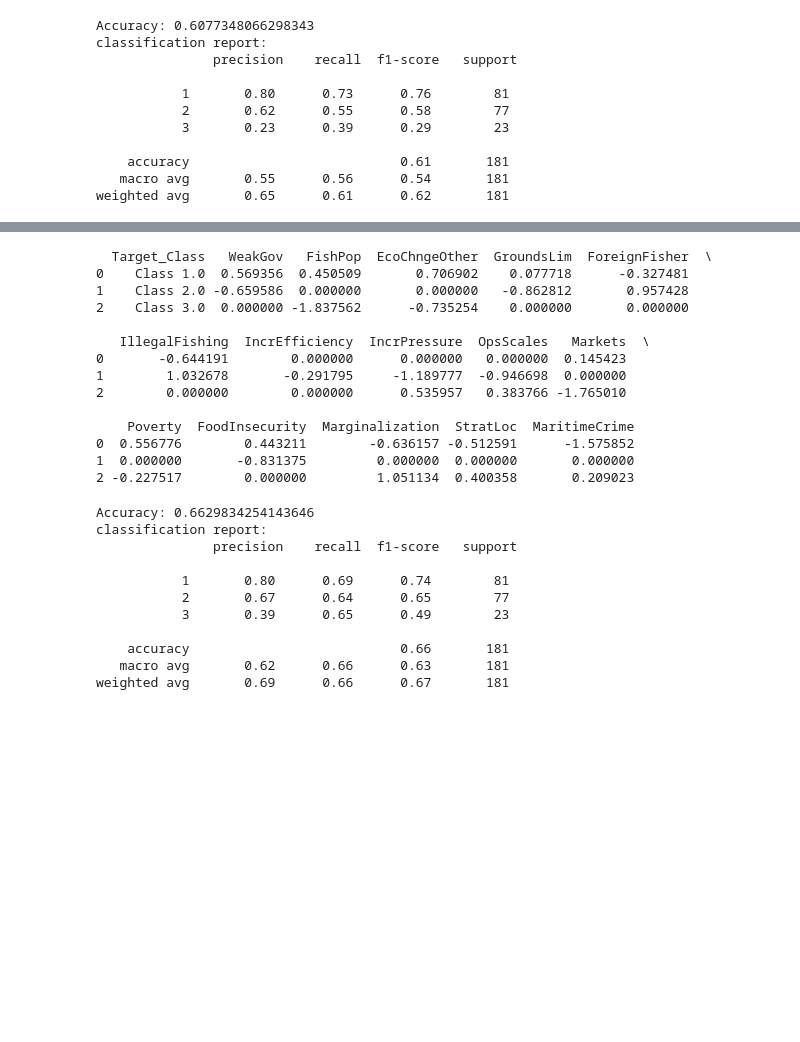
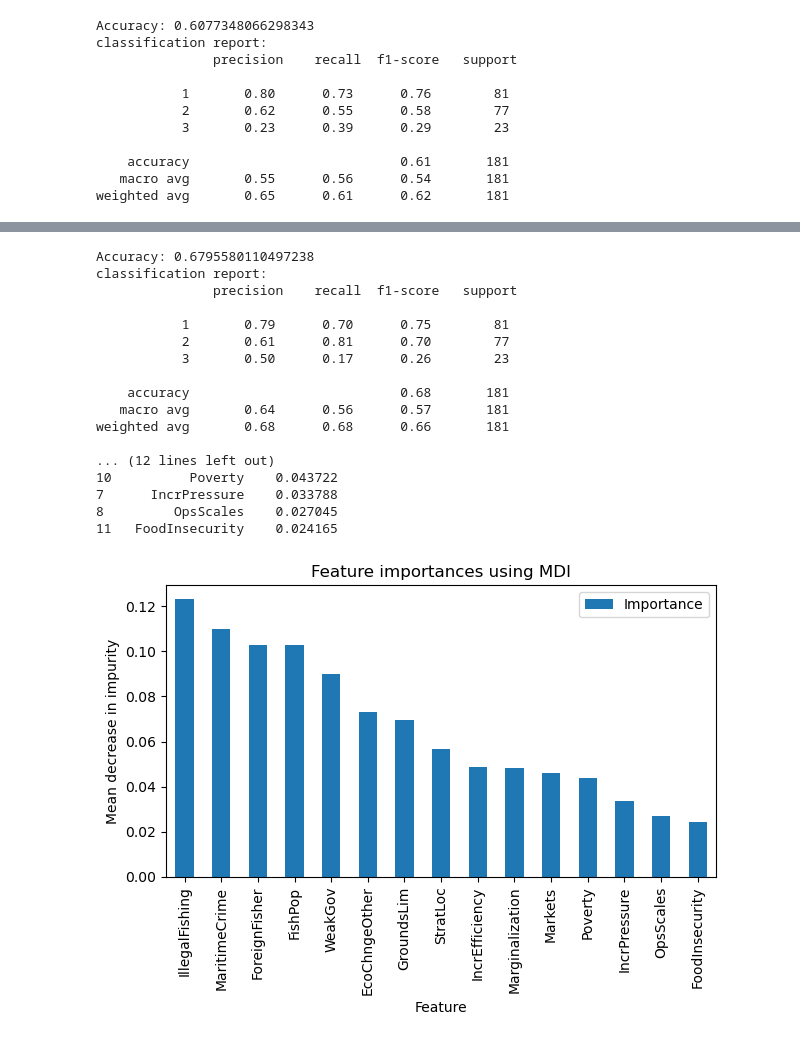
Before and after one commit to jmbyers117/WWF_Project_work, a Jupyter notebook: WWF_Jason.ipynb, the cells around one changed output, grey strips where cells are left out. Saved outputs shown, nothing was run; the diff lists cells and outputs as text; code cells hidden in the pictures; blank space fills up the shorter version.

Commit message:
clean up the code and further add to random forest

```diff
--- a/WWF_Jason.ipynb
+++ b/WWF_Jason.ipynb
@@ -84,9 +87,12 @@ classification report:
    macro avg       0.55      0.56      0.54       181
 weighted avg       0.65      0.61      0.62       181
 # %%
+# trying logistic regression with cross validation to find best hyperparameters
 logregcv = LogisticRegressionCV(Cs=[0.1, .5, 1],
                                     l1_ratios=[0, .5, .75, .8, 1],
-                                    cv=5, solver='saga',
+                                    cv=5,
+                                    solver='saga',
+                                    penalty='elasticnet',
                                     max_iter=1000,
                                     class_weight='balanced',
                                     random_state=117)
@@ -96,6 +102,18 @@ logregcv.fit(xTrain, yTrain)
 yPredCV = logregcv.predict(xTest)
 print("Accuracy:", accuracy_score(yTest, yPredCV))
 print("classification report:\n", classification_report(yTest, yPredCV))
+
+# printing best hyperparameters
+print("Best C:", logregcv.C_)
+print("Best l1_ratio:", logregcv.l1_ratio_)
+
+# checking feature importance based on coefficients
+feature_names = xTrain.columns
+coefficients = logregcv.coef_
+importance_df = pd.DataFrame(coefficients, columns=feature_names)
+importance_df.insert(0, 'Target_Class', ['Class 1.0', 'Class 2.0', 'Class 3.0'])
+
+print(importance_df)
 # %% [output]
 Accuracy: 0.6077348066298343
 classification report:
@@ -117,44 +129,40 @@ Best l1_ratio: [0.75 0.75 0.75]
-# %%
-feature_names = xTrain.columns
-coefficients = logregcv.coef_
-importance_df = pd.DataFrame(coefficients, columns=feature_names)
-importance_df.insert(0, 'Target_Class', ['Class 1.0', 'Class 2.0', 'Class 3.0'])
-
-print(importance_df)
-# %% [output]
-  Target_Class   WeakGov   FishPop  EcoChngeOther  GroundsLim  ForeignFisher  \
-0    Class 1.0  0.569356  0.450509       0.706902    0.077718      -0.327481
-1    Class 2.0 -0.659586  0.000000       0.000000   -0.862812       0.957428
-2    Class 3.0  0.000000 -1.837562      -0.735254    0.000000       0.000000
-
-   IllegalFishing  IncrEfficiency  IncrPressure  OpsScales   Markets  \
-0       -0.644191        0.000000      0.000000   0.000000  0.145423
-1        1.032678       -0.291795     -1.189777  -0.946698  0.000000
-2        0.000000        0.000000      0.535957   0.383766 -1.765010
-
-    Poverty  FoodInsecurity  Marginalization  StratLoc  MaritimeCrime
-0  0.556776        0.443211        -0.636157 -0.512591      -1.575852
-1  0.000000       -0.831375         0.000000  0.000000       0.000000
-2 -0.227517        0.000000         1.051134  0.400358       0.209023
 # %%
-#Random Forest Classifier
+#Random Forest Classifier without tuning
 RF = RandomForestClassifier(n_estimators=100,
                             random_state=117,
-                            class_weight='balanced')
+                            class_weight='balanced',)
 
 RF.fit(xTrain, yTrain)
 yPred_RF = RF.predict(xTest)
 print("Accuracy:", accuracy_score(yTest, yPred_RF))
 print("classification report:\n", classification_report(yTest, yPred_RF))
+
+RF_importances = RF.feature_importances_
+RF_importance_df = pd.DataFrame({'Feature': xTrain.columns, 'Importance': RF_importances})
+RF_importance_df = RF_importance_df.sort_values(by='Importance', ascending=False)
+print(RF_importance_df)
+
+fig, ax = plt.subplots()
+RF_importance_df.plot.bar(x='Feature', y='Importance', ax=ax)
+ax.set_title("Feature importances using MDI")
+ax.set_ylabel("Mean decrease in impurity")
+fig.tight_layout()
 # %% [output]
-Accuracy: 0.6629834254143646
+Accuracy: 0.6795580110497238
 classification report:
                precision    recall  f1-score   support
 
-           1       0.80      0.69      0.74        81
-           2       0.67      0.64      0.65        77
-           3       0.39      0.65      0.49        23
+           1       0.79      0.70      0.75        81
+           2       0.61      0.81      0.70        77
+           3       0.50      0.17      0.26        23
 
-    accuracy                           0.66       181
-   macro avg       0.62      0.66      0.63       181
-weighted avg       0.69      0.66      0.67       181
+    accuracy                           0.68       181
+   macro avg       0.64      0.56      0.57       181
+weighted avg       0.68      0.68      0.66       181
+
+... (12 lines left out)
+10          Poverty    0.043722
+7      IncrPressure    0.033788
+8         OpsScales    0.027045
+11   FoodInsecurity    0.024165
+[figure, added]
```
Also changed, not shown: parts of 10 cells of this notebook.
